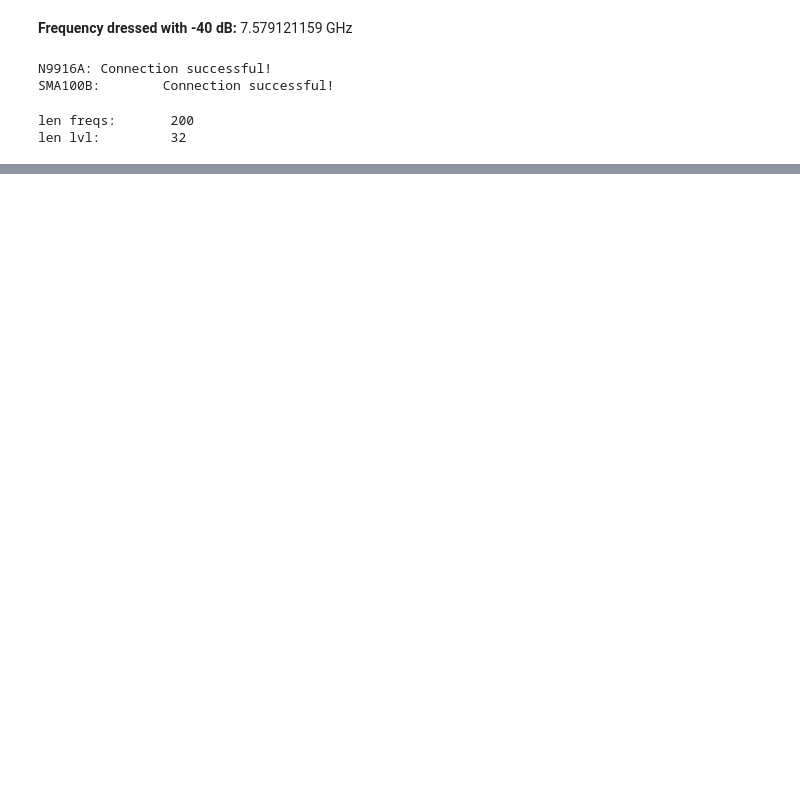
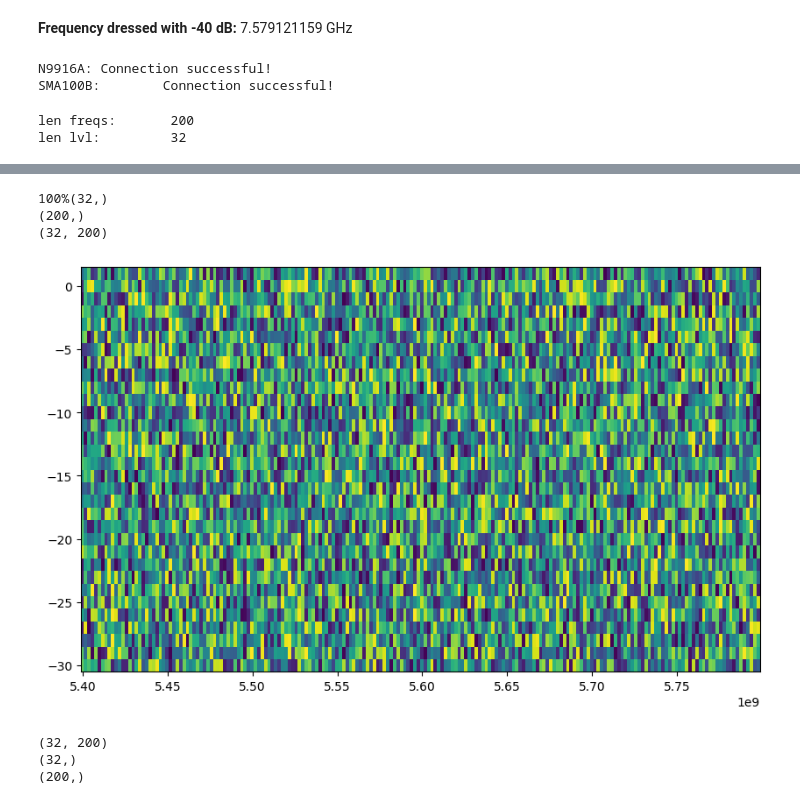
Before and after one commit to biqute/QTLab2324, a Jupyter notebook: PAandQubit/Instruments/network/VNA/02_VNA_qubit_spectroscopy/Q_spec_punchout.ipynb, the cells around one changed output, grey strips where cells are left out. Cells and saved outputs as stored; diff of their text form; code cells hidden in the pictures; blank space fills up the shorter version.

Commit message:
plot kandinskij

```diff
--- a/PAandQubit/Instruments/network/VNA/02_VNA_qubit_spectroscopy/Q_spec_punchout.ipynb
+++ b/PAandQubit/Instruments/network/VNA/02_VNA_qubit_spectroscopy/Q_spec_punchout.ipynb
@@ -68,26 +100,64 @@ len lvl:         32
 # %%
+import numpy as np
+import time
+import matplotlib.pyplot as plt
+
+MSR = []
+counter = 1
+for p in lvl_sg:
+	# sGen.RF_lvl_ampl(p)
+	# sGen.RF_state(1)
+	amps = []
+	for f in freqs_sg:
+		print(f'\r{int(counter*100/len(freqs_sg)/len(lvl_sg))}%', end='', flush = True)
+		counter += 1
+		# sGen.RF_freq(f)
+		# time.sleep(1)
+		amp = np.random.rand()
+		# data = vna.get_data()
+		# amp = np.mean(5*np.log10(data['Q']**2 + data['I']**2))
+		amps.append(amp)
+	amps = np.array(amps)
+	MSR.append(amps)
+# sGen.RF_state(0)
+MSR = np.array(MSR)
 
 
+print(lvl_sg.shape)
+print(freqs_sg.shape)
+print(MSR.shape)
 
-amplitude = []
-counter = 0
-
-for p in lvl_sg:
-	sGen.RF_lvl_ampl(p)
-	sGen.RF_state(1)
-
-	for f in freqs_sg:
-		print(f'\r{int(counter*100/len(freqs_sg))}%', end='', flush = True)
-		counter += 1
-		sGen.RF_freq(f)
-		time.sleep(1)
-		data = vna.get_data()
-		amp = np.mean(5*np.log10(data['Q']**2 + data['I']**2))
-		amplitude.append(amp)
-
-sGen.RF_state(0)
-amplitude = np.array(amplitude)
 
 fig = plt.figure(figsize = (10,6))
-plt.plot(freqs_sg, amplitude)
+plt.pcolor(freqs_sg, lvl_sg, MSR)
+
 plt.show()
+# %% [output]
+100%(32,)
+(200,)
+(32, 200)
+[figure, added]
+# %%
+import plotly.express as px
+
+ampls = MSR
+power = lvl_sg
+f = freqs_sg
+
+print(ampls.shape)
+print(power.shape)
+print(f.shape)
+
+fig = px.imshow(ampls, aspect="auto", labels=dict(x = 'Frequency (GHz)', y = 'Power (dBm impostati sul VNA, ricordati di atten)', z = 'MSR'), x = f, y = power, origin = 'lower')
+
+fig.update_layout(
+    xaxis=dict(tickformat=".1e"),
+    width = 800,
+    height = 500
+    )
+
+fig.update_traces(hoverongaps=False, hovertemplate='Frequency: %{x}<br>Amplitude: %{y}<br>MSR: %{z}')
+# %% [output]
+(32, 200)
+(32,)
+(200,)
```
Also changed, not shown: parts of 1 cell of this notebook, 1 other file.
